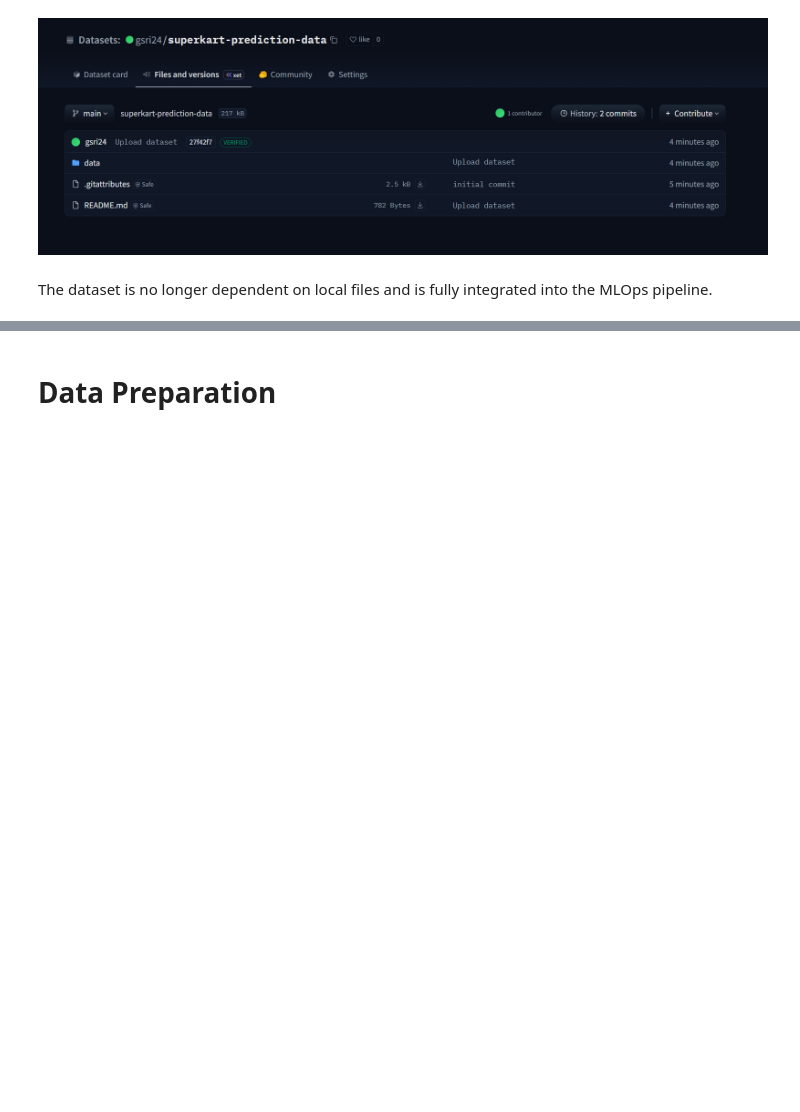
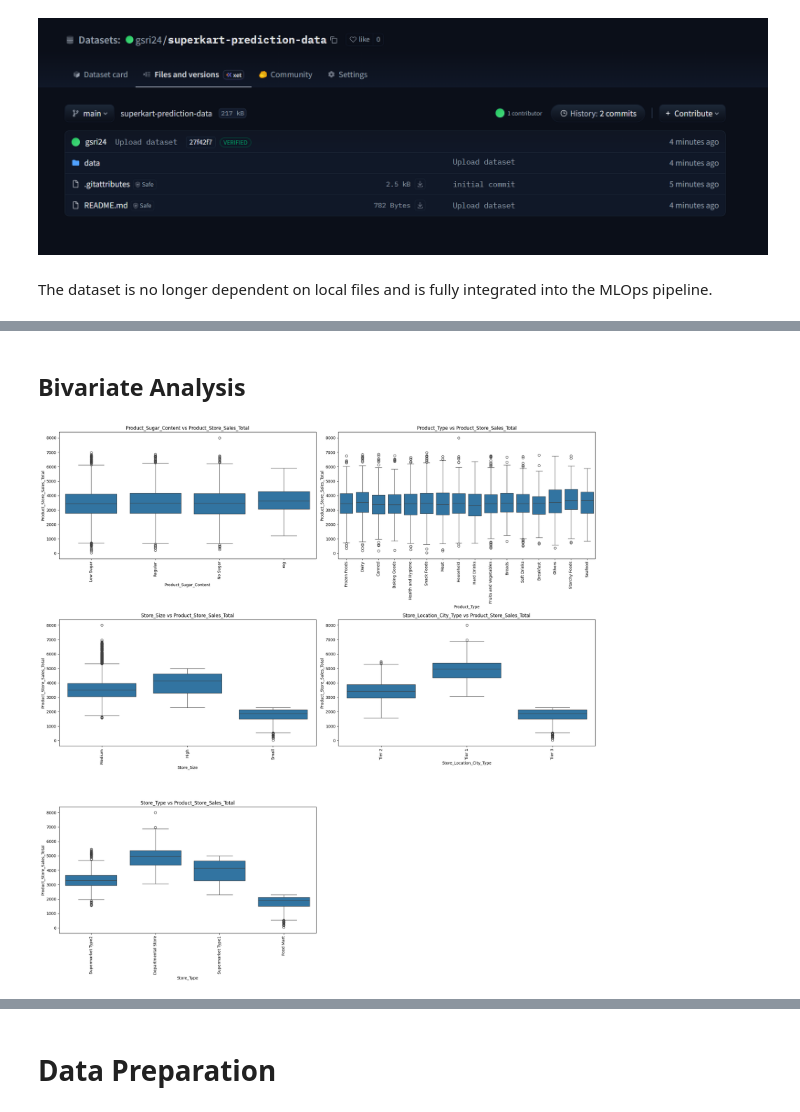
Before and after one commit to gs24/AIML, a Jupyter notebook: mlops/superkart/superkart.ipynb, the cells around one changed output, grey strips where cells are left out. Cells and saved outputs as stored; diff of their text form; code cells hidden in the pictures; blank space fills up the shorter version.

```diff
--- a/mlops/superkart/superkart.ipynb
+++ b/mlops/superkart/superkart.ipynb
@@ -189,0 +345,22 @@ The dataset is no longer dependent on local files and is fully integrated into t
+# %% [markdown]
+## **Bivariate Analysis**
+# %%
+#Adding code for the boxplot for the target variable
+
+eda_categorical_features = [
+    "Product_Sugar_Content",
+    "Product_Type",
+    "Store_Size",
+    "Store_Location_City_Type",
+    "Store_Type"
+]
+plt.figure(figsize=(20, 20))
+for i,col in enumerate(data[eda_categorical_features].columns):
+    plt.subplot(3, 2, i+1)    # assign a subplot in the main plot
+    sns.boxplot(x=data[col],y=data[target_variable], data = data)
+    plt.title(f"{col} vs {target_variable}")
+    plt.xticks(rotation=90)
+plt.tight_layout()
+plt.show()
+# %% [output]
+[figure, added]
```
Also changed, not shown: parts of 27 cells of this notebook.
